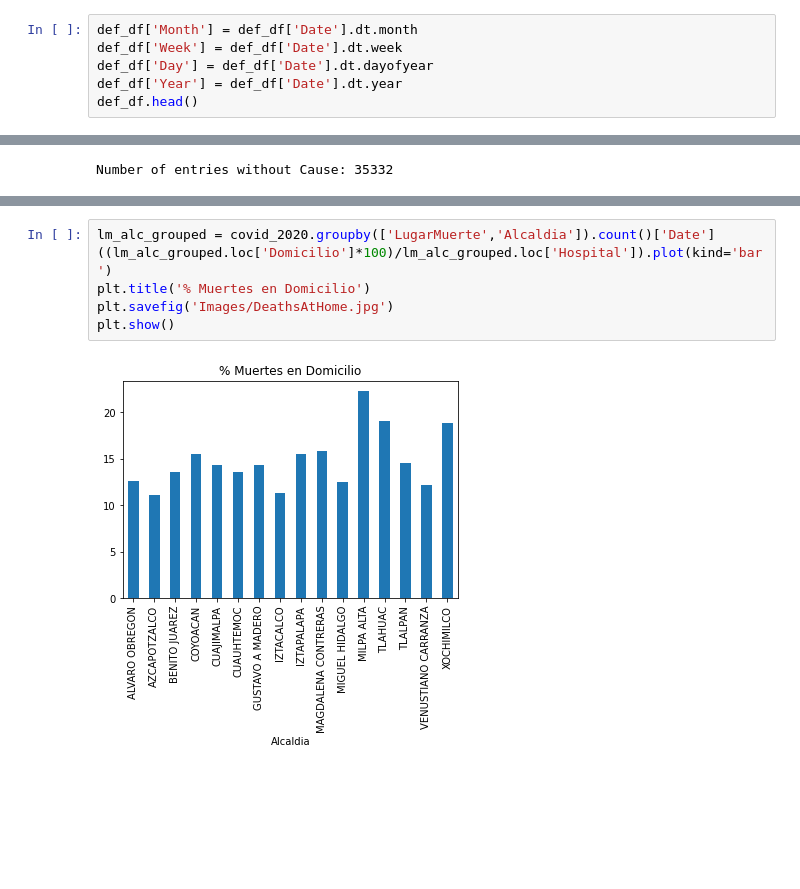
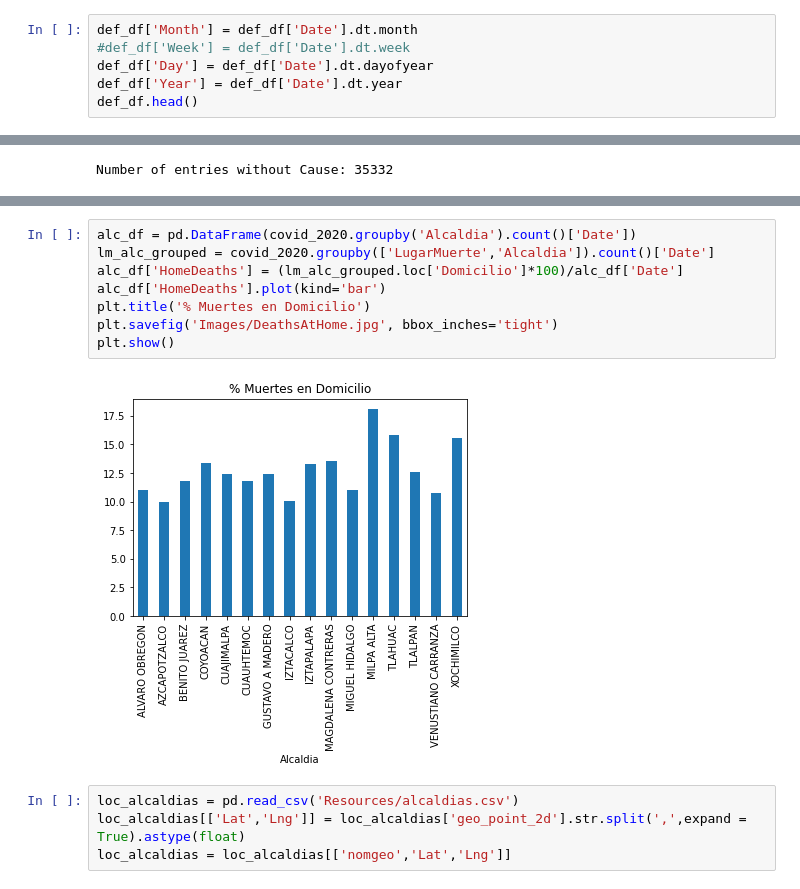
Before and after one commit to Momoyactly/cdmx-covid-analysis, a Jupyter notebook: DeathAnalysis.ipynb, the cells around one changed output, grey strips where cells are left out. Drawn from its saved outputs; the diff is of its cells as text; blank space fills up the shorter version.

```diff
--- a/DeathAnalysis.ipynb
+++ b/DeathAnalysis.ipynb
@@ -61,7 +60,7 @@ gender_df.head()
 | Mujer | 188851 | 0.449082 |
 # %%
 def_df['Month'] = def_df['Date'].dt.month
-def_df['Week'] = def_df['Date'].dt.week
+#def_df['Week'] = def_df['Date'].dt.week
 def_df['Day'] = def_df['Date'].dt.dayofyear
 def_df['Year'] = def_df['Date'].dt.year
 def_df.head()
@@ -154,8 +153,14 @@ plt.savefig('Images/DeathsbyAlc')
 # %%
+alc_df = pd.DataFrame(covid_2020.groupby('Alcaldia').count()['Date'])
 lm_alc_grouped = covid_2020.groupby(['LugarMuerte','Alcaldia']).count()['Date']
-((lm_alc_grouped.loc['Domicilio']*100)/lm_alc_grouped.loc['Hospital']).plot(kind='bar')
+alc_df['HomeDeaths'] = (lm_alc_grouped.loc['Domicilio']*100)/alc_df['Date']
+alc_df['HomeDeaths'].plot(kind='bar')
 plt.title('% Muertes en Domicilio')
-plt.savefig('Images/DeathsAtHome.jpg')
+plt.savefig('Images/DeathsAtHome.jpg', bbox_inches='tight')
 plt.show()
 # %% [output]
-[figure, old version]
+[figure, new version]
+# %%
+loc_alcaldias = pd.read_csv('Resources/alcaldias.csv')
+loc_alcaldias[['Lat','Lng']] = loc_alcaldias['geo_point_2d'].str.split(',',expand = True).astype(float)
+loc_alcaldias = loc_alcaldias[['nomgeo','Lat','Lng']]
```
Also changed, not shown: parts of 7 cells of this notebook, 2 other files.
